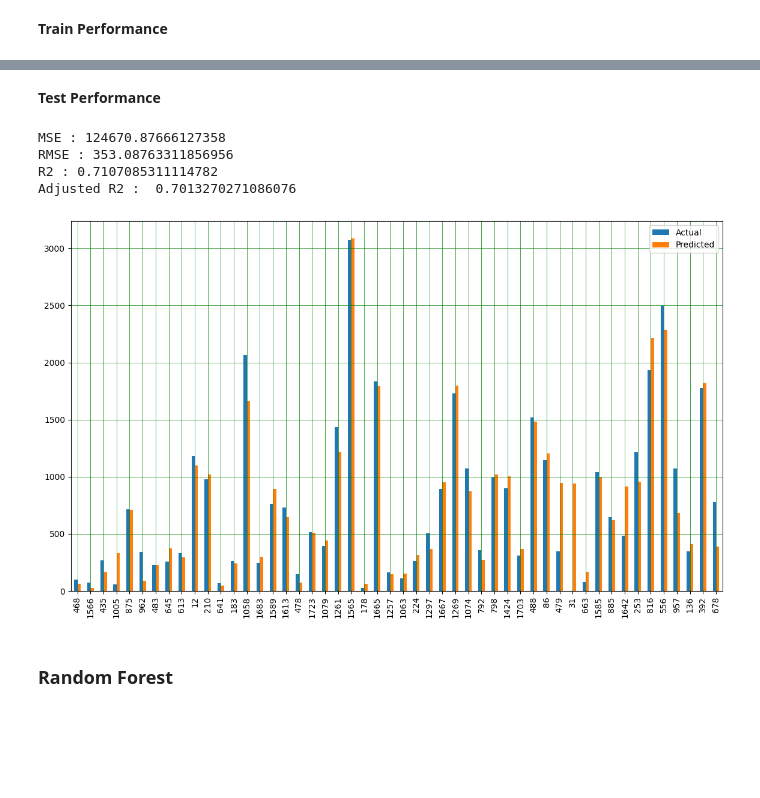
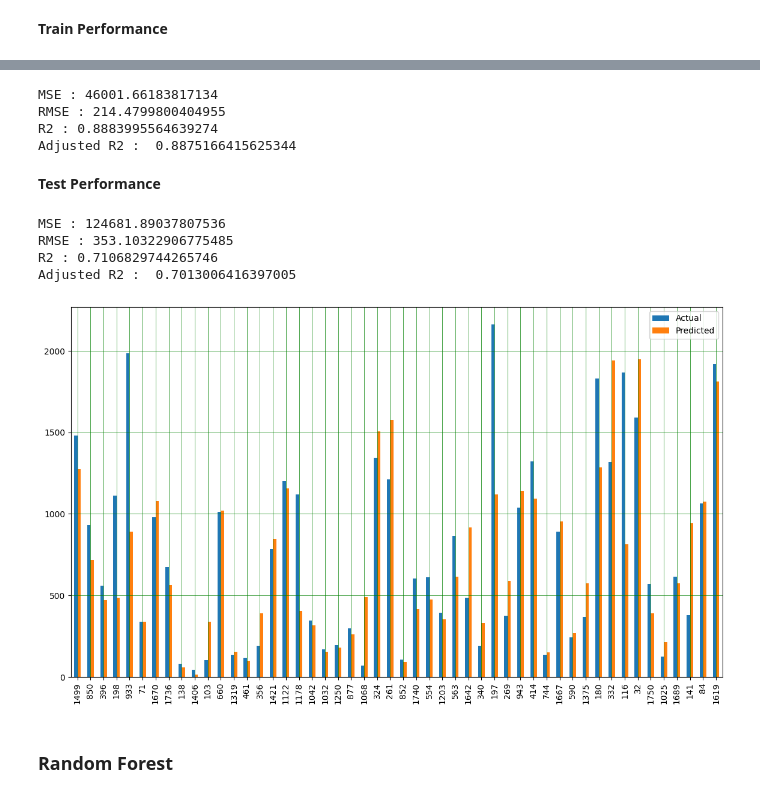
Before and after one commit to PrashantShrivastava1612/Bike-Sharing-Demand-Prediction, a Jupyter notebook: Bike_Sharing_Demand_Prediction.ipynb, the cells around one changed output, grey strips where cells are left out. Saved outputs shown, nothing was run; the diff lists cells and outputs as text; code cells hidden in the pictures; blank space fills up the shorter version.

```diff
--- a/Bike_Sharing_Demand_Prediction.ipynb
+++ b/Bike_Sharing_Demand_Prediction.ipynb
@@ -926,0 +932,3 @@ Adjusted R2 :  0.6253675927274098
+# %%
+#Model Performance on training data
+train_performance(y_train, y_pred_train)
@@ -987,22 +967,10 @@ Adjusted R2 :  0.8875166415625344
+# %%
+#Model Performance on training data
+train_performance(y_train, y_pred_train)
+# %% [output]
+MSE : 46001.66183817134
+RMSE : 214.4799800404955
+R2 : 0.8883995564639274
+Adjusted R2 :  0.8875166415625344
 # %% [markdown]
 **Test Performance**
-# %%
-#Mean Squared Error
-MSE  = mean_squared_error((y_test), (y_pred))
-print("MSE :" , MSE)
-
-#Root Mean Squared Eror
-RMSE = np.sqrt(MSE)
-print("RMSE :" ,RMSE)
-
-#R2 score
-r2 = r2_score((y_test), (y_pred))
-print("R2 :" ,r2)
-
-#Adjusted R2 score
-print("Adjusted R2 : ",1-(1-r2_score((y_test), (y_pred)))*((X_test.shape[0]-1)/(X_test.shape[0]-X_test.shape[1]-1)))
-# %% [output]
-MSE : 124670.87666127358
-RMSE : 353.08763311856956
-R2 : 0.7107085311114782
-Adjusted R2 :  0.7013270271086076
@@ -1012,11 +977,16 @@ predictions = pd.DataFrame({'Actual': y_test, 'Predicted': y_pred})
-# %%
-#Random sampling from predictions dataframe and plotting
-predictions.sample(50).plot(kind='bar',figsize=(14,8))
-plt.grid(which='major', linestyle='-', linewidth='0.5', color='green')
-plt.grid(which='minor', linestyle=':', linewidth='0.5', color='black')
-plt.show()
-# %% [output]
-[figure, removed]
+# %%
+#Model Performance on test data
+test_performance(y_test, y_pred)
+# %% [output]
+MSE : 124681.89037807536
+RMSE : 353.10322906775485
+R2 : 0.7106829744265746
+Adjusted R2 :  0.7013006416397005
+# %%
+#Comparing predictions with actual values
+plot_predictions(y_test, y_pred)
+# %% [output]
+[figure, added]
 # %% [markdown]
 ### **Random Forest**
 # %%
```
Also changed, not shown: parts of 42 cells of this notebook.
